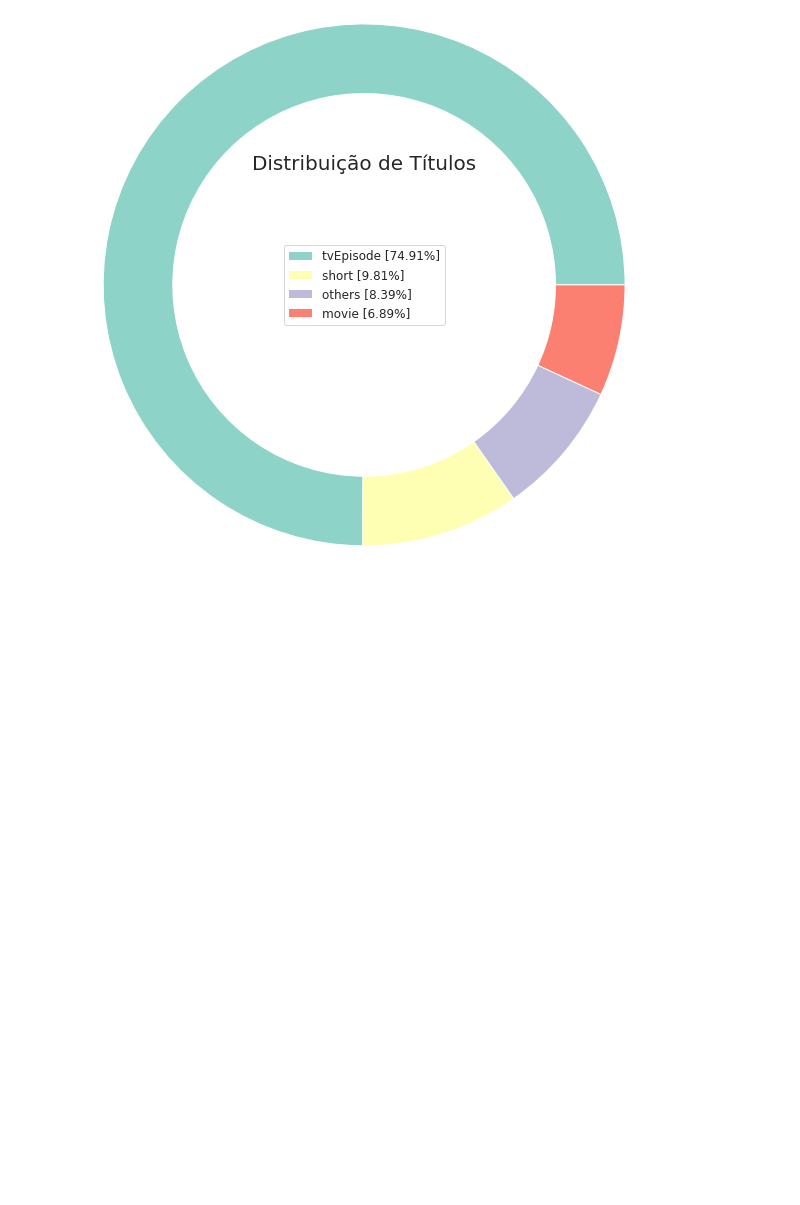
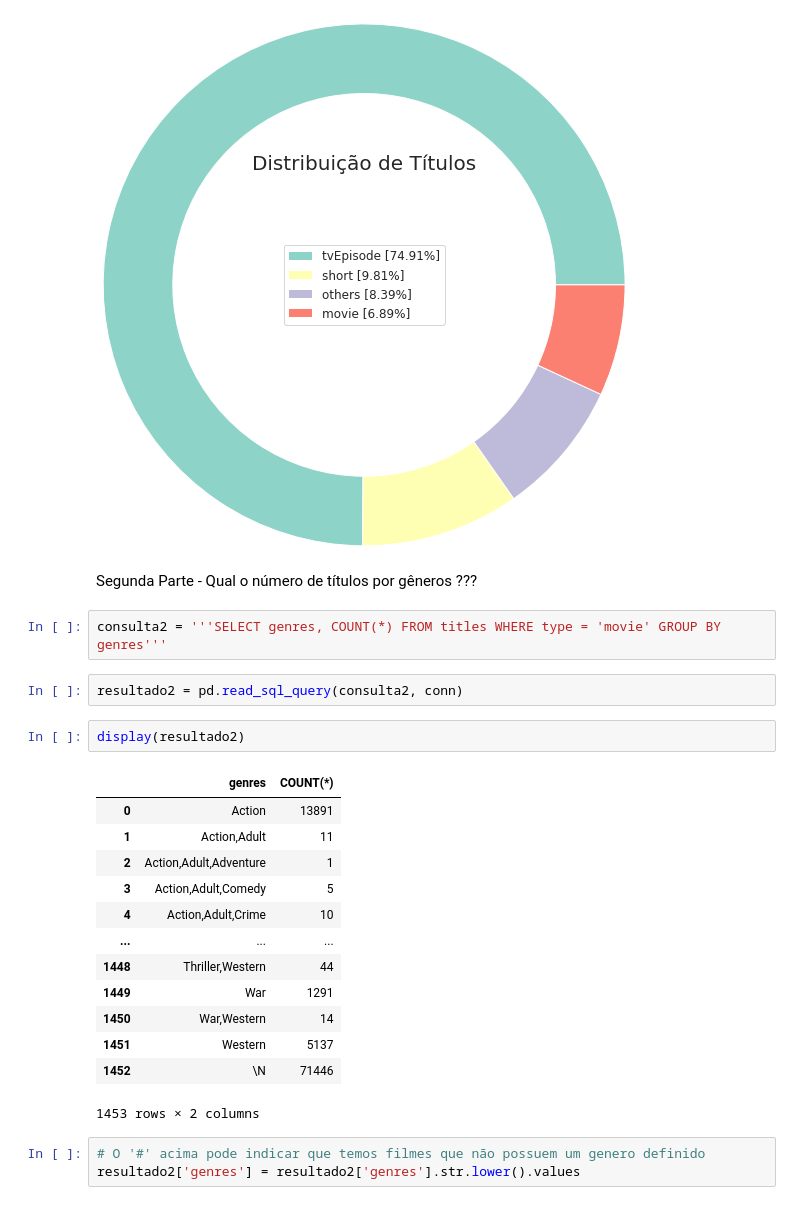
Before and after one commit to leosilvalg/projeto_analise_exploratoria, a Jupyter notebook: Projeto-Analise-Exploratoria-de-Dados.ipynb, the cells around one changed output. Drawn from its saved outputs; the diff is of its cells as text; blank space fills up the shorter version.

Commit message:
Realiza segunda pergunta de négocio

```diff
--- a/Projeto-Analise-Exploratoria-de-Dados.ipynb
+++ b/Projeto-Analise-Exploratoria-de-Dados.ipynb
@@ -219,3 +205,28 @@ plt.title("Distribuição de Títulos", loc = 'Center', fontdict={'fontsize': 20
 plt.show()
 # %% [output]
 [figure]
+# %% [markdown]
+Segunda Parte - Qual o número de títulos por gêneros ???
+# %%
+consulta2 = '''SELECT genres, COUNT(*) FROM titles WHERE type = 'movie' GROUP BY genres'''
+# %%
+resultado2 = pd.read_sql_query(consulta2, conn)
+# %%
+display(resultado2)
+# %% [output]
+|  | genres | COUNT(*) |
+| 0 | Action | 13891 |
+| 1 | Action,Adult | 11 |
+| 2 | Action,Adult,Adventure | 1 |
+| 3 | Action,Adult,Comedy | 5 |
+| 4 | Action,Adult,Crime | 10 |
+| ... | ... | ... |
+| 1448 | Thriller,Western | 44 |
+| 1449 | War | 1291 |
+| 1450 | War,Western | 14 |
+| 1451 | Western | 5137 |
+| 1452 | \N | 71446 |
+1453 rows × 2 columns
+# %%
+# O '#' acima pode indicar que temos filmes que não possuem um genero definido
+resultado2['genres'] = resultado2['genres'].str.lower().values
```
Also changed, not shown: parts of 13 cells of this notebook.
